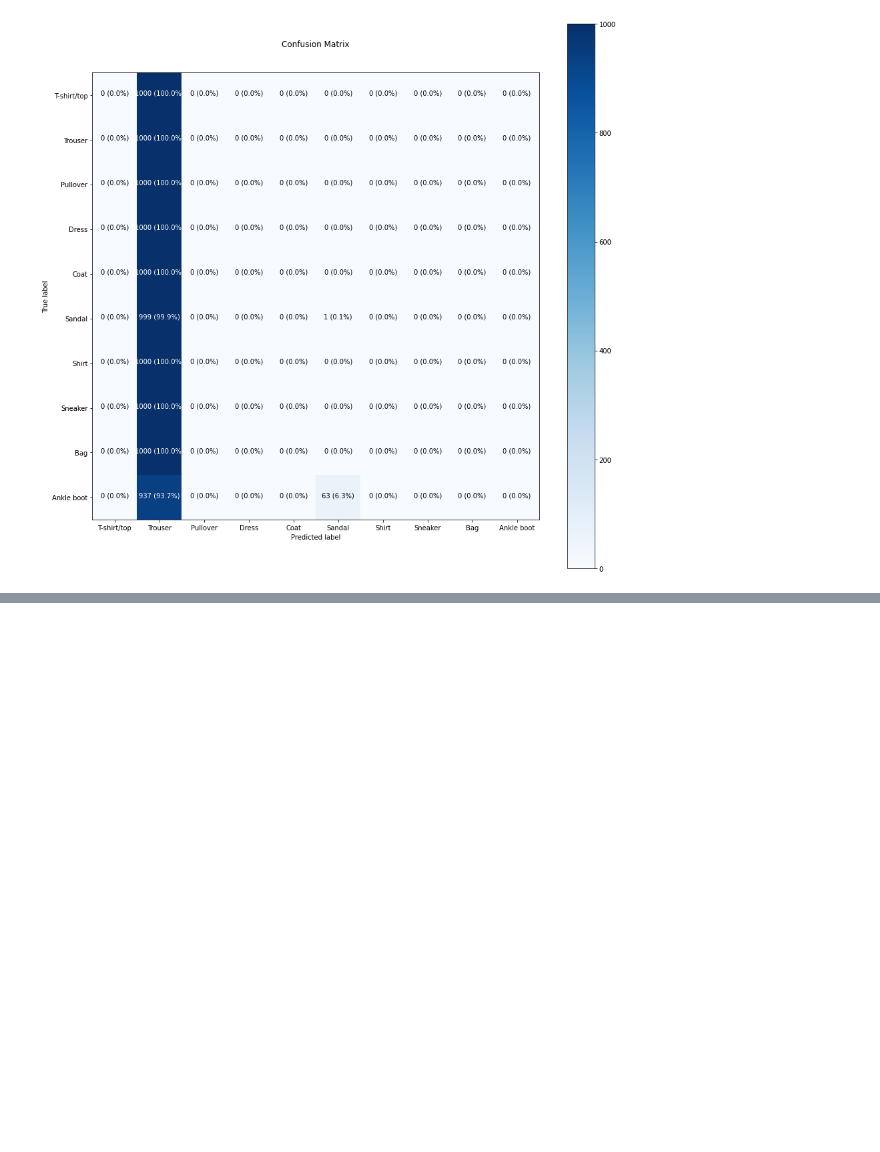
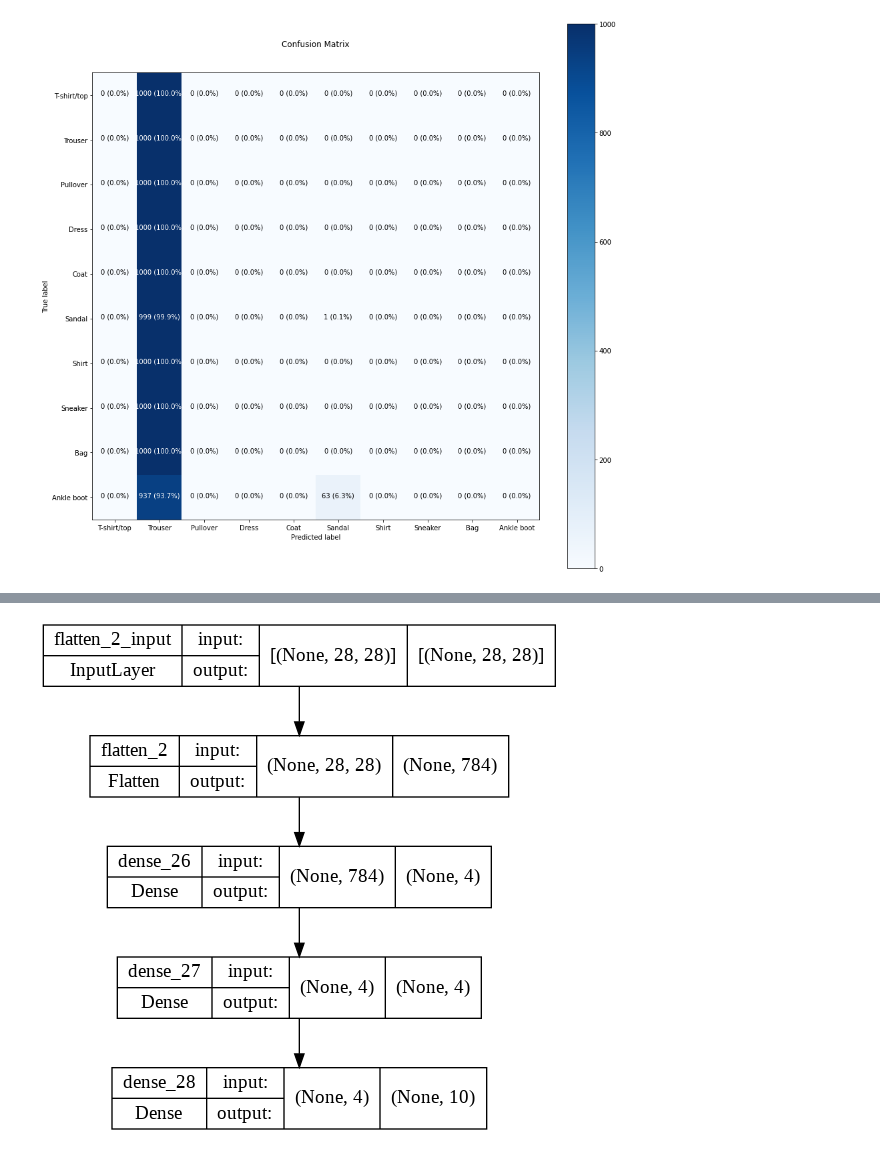
Before and after one commit to choton654/tenserflow-deep-learning, a Jupyter notebook: neural_network_classification_tenserflow.ipynb, the cells around one changed output, grey strips where cells are left out. Drawn from its saved outputs; the diff is of its cells as text; code cells hidden in the pictures; blank space fills up the shorter version.

```diff
--- a/neural_network_classification_tenserflow.ipynb
+++ b/neural_network_classification_tenserflow.ipynb
@@ -1131,0 +1184,6 @@ plot_random_image(model=model_10,
+# %%
+from tensorflow.keras.utils import plot_model
+
+plot_model(model_10,show_shapes=True)
+# %% [output]
+[figure, added]
```
Also changed, not shown: parts of 22 cells of this notebook.
